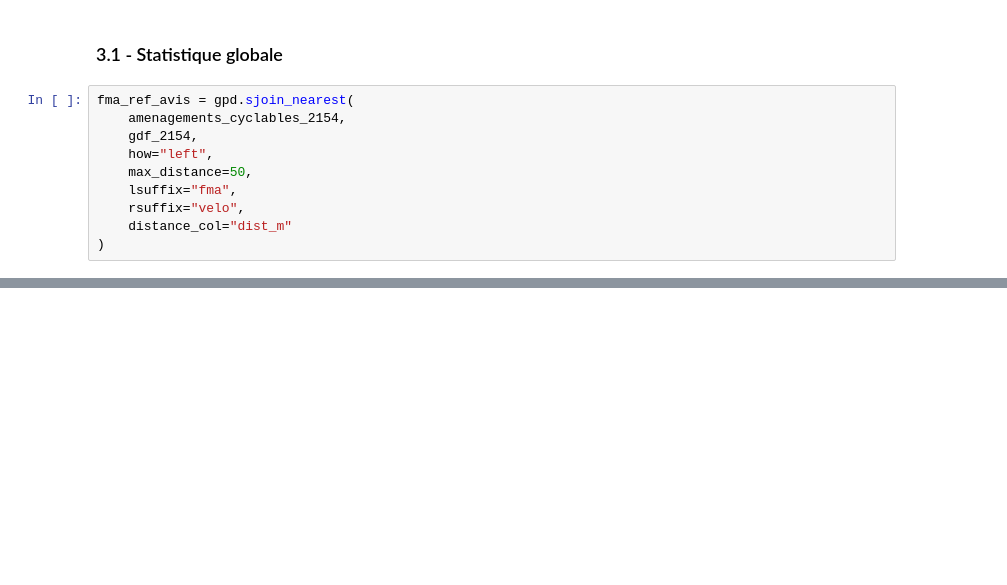
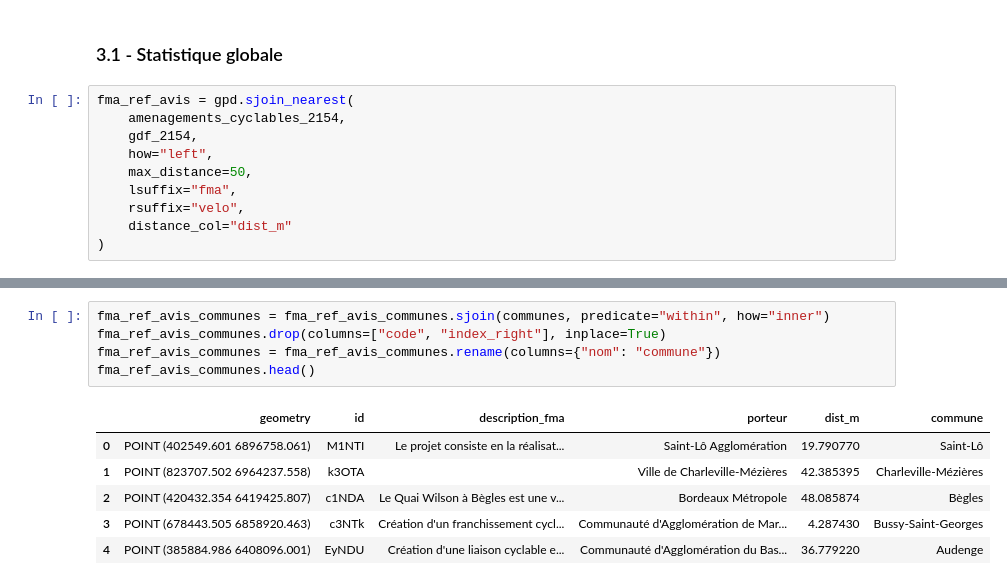
Before and after one commit to dataforgoodfr/offseason_fub, a Jupyter notebook: code/geodata-analysis/croisements_amenagements_cyclables.ipynb, the cells around one changed output, grey strips where cells are left out. Saved outputs shown, nothing was run; the diff lists cells and outputs as text; blank space fills up the shorter version.

```diff
--- a/code/geodata-analysis/croisements_amenagements_cyclables.ipynb
+++ b/code/geodata-analysis/croisements_amenagements_cyclables.ipynb
@@ -124,0 +173,12 @@ Pourcentage de points verts avec un aménagement cyclable à moins de 50 m : 16.
+# %%
+fma_ref_avis_communes = fma_ref_avis_communes.sjoin(communes, predicate="within", how="inner")
+fma_ref_avis_communes.drop(columns=["code", "index_right"], inplace=True)
+fma_ref_avis_communes = fma_ref_avis_communes.rename(columns={"nom": "commune"})
+fma_ref_avis_communes.head()
+# %% [output]
+|  | geometry | id | description_fma | porteur | dist_m | commune |
+| 0 | POINT (402549.601 6896758.061) | M1NTI | Le projet consiste en la réalisat... | Saint-Lô Agglomération | 19.790770 | Saint-Lô |
+| 1 | POINT (823707.502 6964237.558) | k3OTA |  | Ville de Charleville-Mézières | 42.385395 | Charleville-Mézières |
+| 2 | POINT (420432.354 6419425.807) | c1NDA | Le Quai Wilson à Bègles est une v... | Bordeaux Métropole | 48.085874 | Bègles |
+| 3 | POINT (678443.505 6858920.463) | c3NTk | Création d'un franchissement cycl... | Communauté d'Agglomération de Mar... | 4.287430 | Bussy-Saint-Georges |
+| 4 | POINT (385884.986 6408096.001) | EyNDU | Création d'une liaison cyclable e... | Communauté d'Agglomération du Bas... | 36.779220 | Audenge |
```
Also changed, not shown: parts of 11 cells of this notebook.
